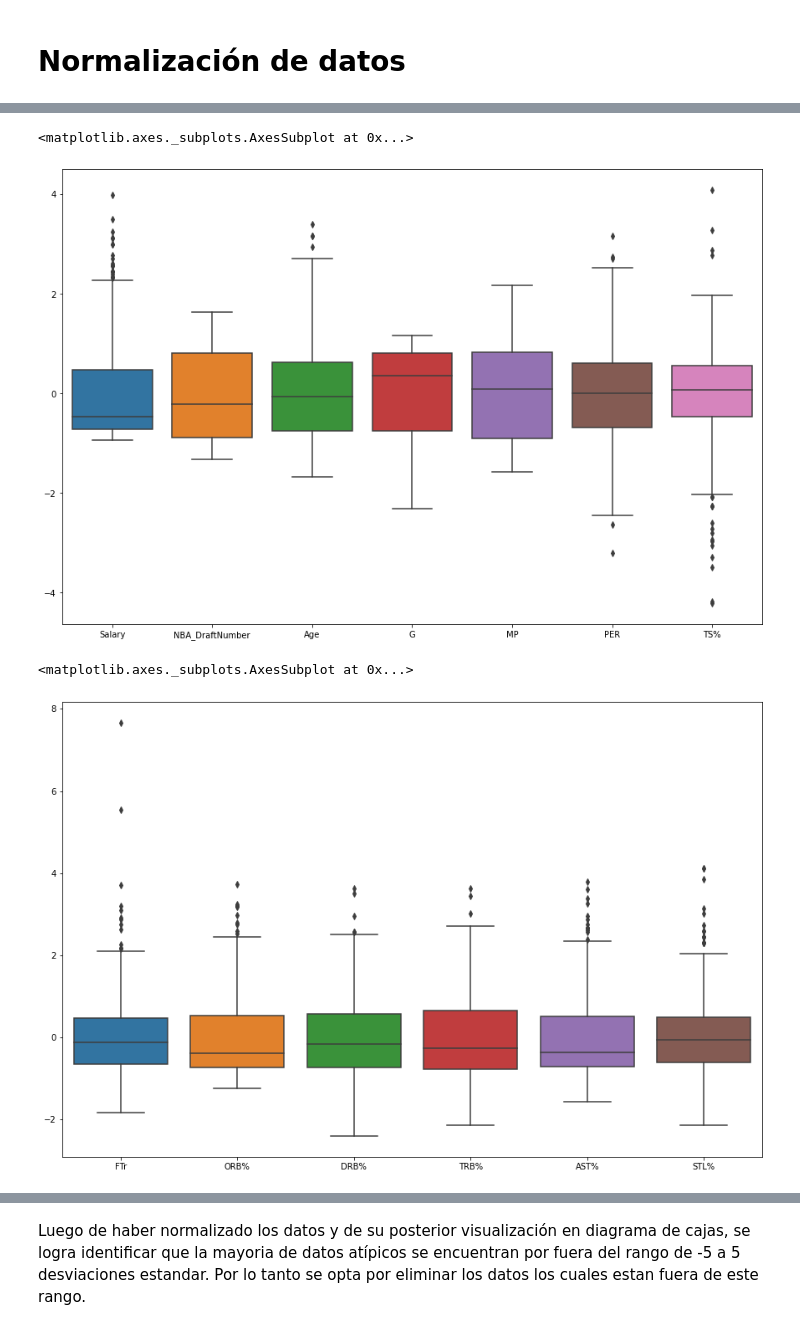
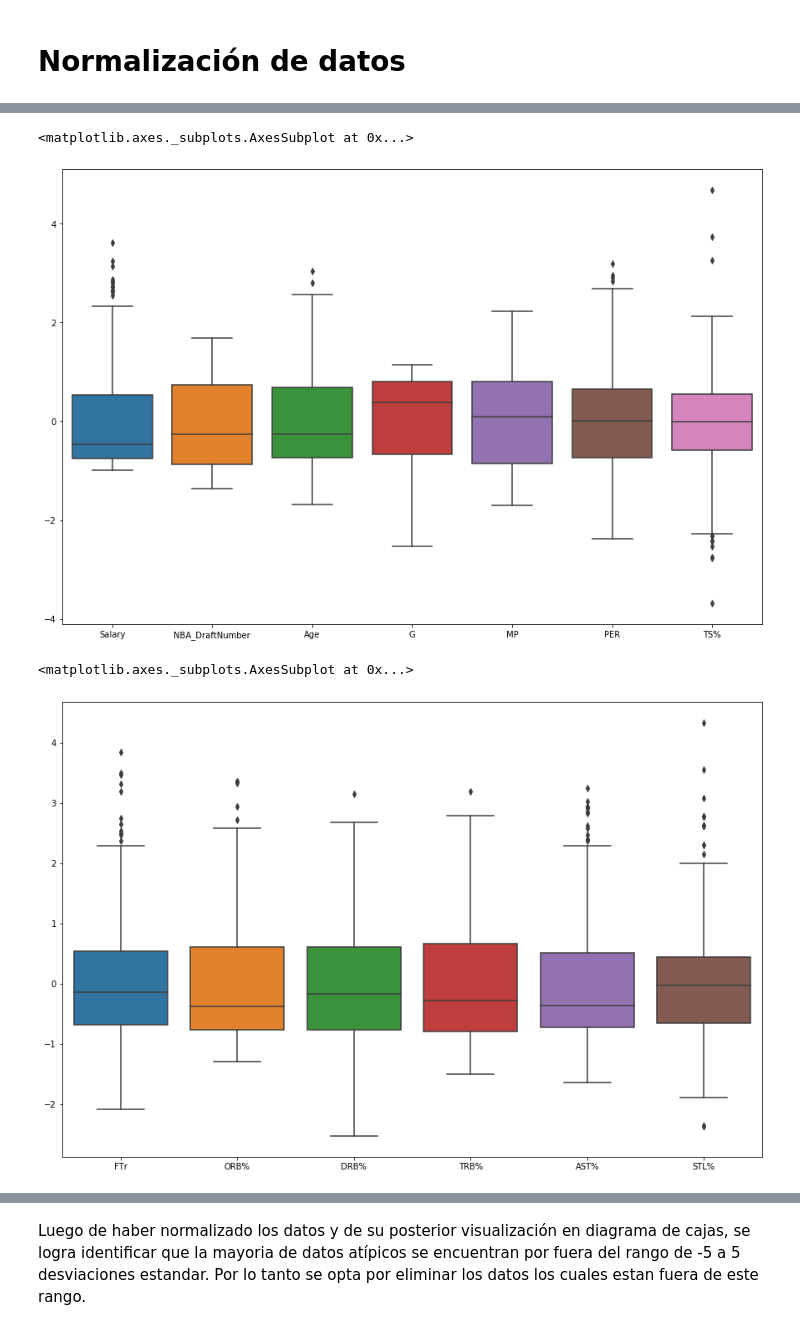
Before and after one commit to NicolasB2/NBA_Salaries, a Jupyter notebook: NBA Salary.ipynb, the cells around one changed output, grey strips where cells are left out. Drawn from its saved outputs; the diff is of its cells as text; code cells hidden in the pictures.

```diff
--- a/NBA Salary.ipynb
+++ b/NBA Salary.ipynb
@@ -295,7 +301,7 @@ print("Datos antes de eliminar valores atípicos: ", data.shape)
 
 for header in numHeaders:
     print("Valores atípicos de la variable "+header+":",len(data[abs(data[header])>(data[header].mean()+(data[header].std()*4))]))
-    data.drop(data[abs(data[header])>(data[header].mean()+(data[header].std()*4))].index,inplace=True)
+    data.drop(data[abs(data[header])>(data[header].mean()+(data[header].std()*3))].index,inplace=True)
 print("Datos despúes de eliminar valores atípicos: ", data.shape)
 # %% [output]
 Datos antes de eliminar valores atípicos:  (483, 28)
@@ -359,8 +365,9 @@ VORP               1.009049e+00
 dtype: float64
 # %%
 stdsc = StandardScaler()
-x= data[numHeaders].values
+x = data[numHeaders].values
 x_scaled = stdsc.fit_transform(x)
 data_t = pd.DataFrame(x_scaled, columns=numHeaders, index=data.index)
-data[numHeaders] = data_t
+dataN = data.copy()
+dataN[numHeaders] = data_t
 # %%
@@ -405,13 +412,13 @@ VORP               1.001136
 dtype: float64
 # %%
 plt.rc('figure',figsize=(15,10))
-sn.boxplot( orient= "v", data=data[numHeaders[0:7]])
+sn.boxplot( orient= "v", data=dataN[numHeaders[0:7]])
 # %% [output]
 <matplotlib.axes._subplots.AxesSubplot at 0x...>
-[figure, old version]
+[figure, new version]
 # %%
-sn.boxplot( orient= "v", data=data[numHeaders[8:14]])
+sn.boxplot( orient= "v", data=dataN[numHeaders[8:14]])
 # %% [output]
 <matplotlib.axes._subplots.AxesSubplot at 0x...>
-[figure, old version]
+[figure, new version]
 # %%
```
Also changed, not shown: parts of 29 cells of this notebook.
